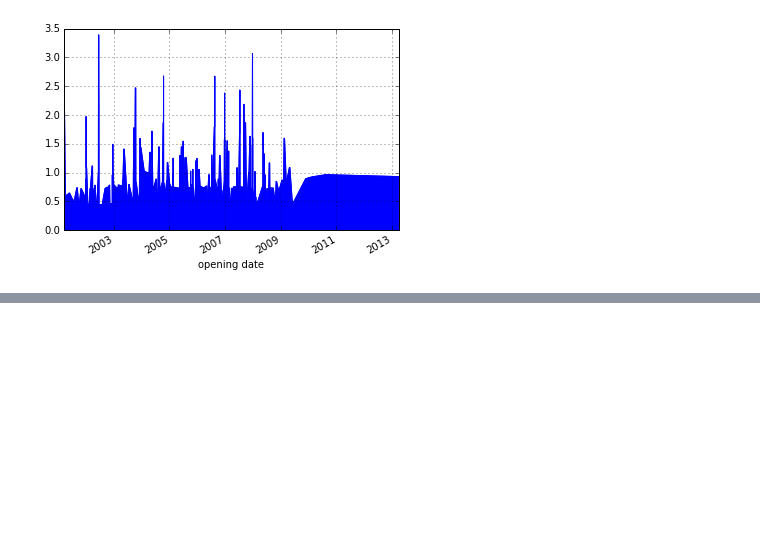
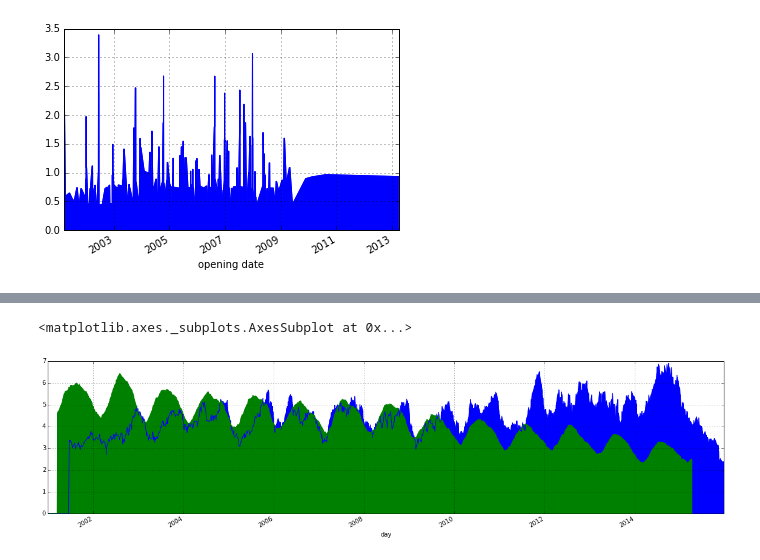
Before and after one commit to potatochip/movie_data_scraping, a Jupyter notebook: Violence_index_revised.ipynb, the cells around one changed output, grey strips where cells are left out. Cells and saved outputs as stored; diff of their text form; code cells hidden in the pictures; blank space fills up the shorter version.

```diff
--- a/Violence_index_revised.ipynb
+++ b/Violence_index_revised.ipynb
@@ -348,0 +406,6 @@ five_day_graph_no_nan
+# %%
+pd.rolling_mean(v_movies_per_day, window=30).plot(kind='area')
+pd.rolling_mean(v_crimes_per_day.div(75), window=75).plot(figsize=(20,5), kind='area')
+# %% [output]
+<matplotlib.axes._subplots.AxesSubplot at 0x...>
+[figure, added]
```
Also changed, not shown: parts of 27 cells of this notebook, 1 other file.
